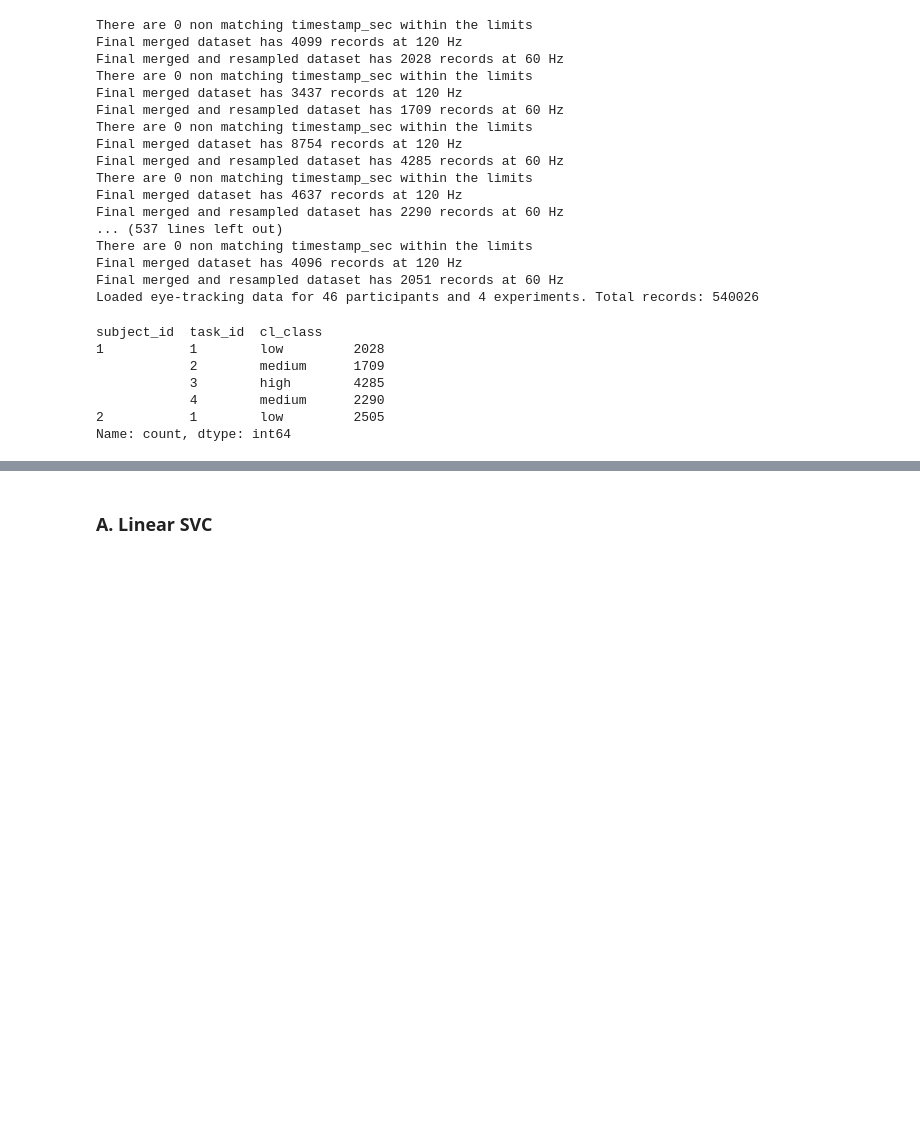
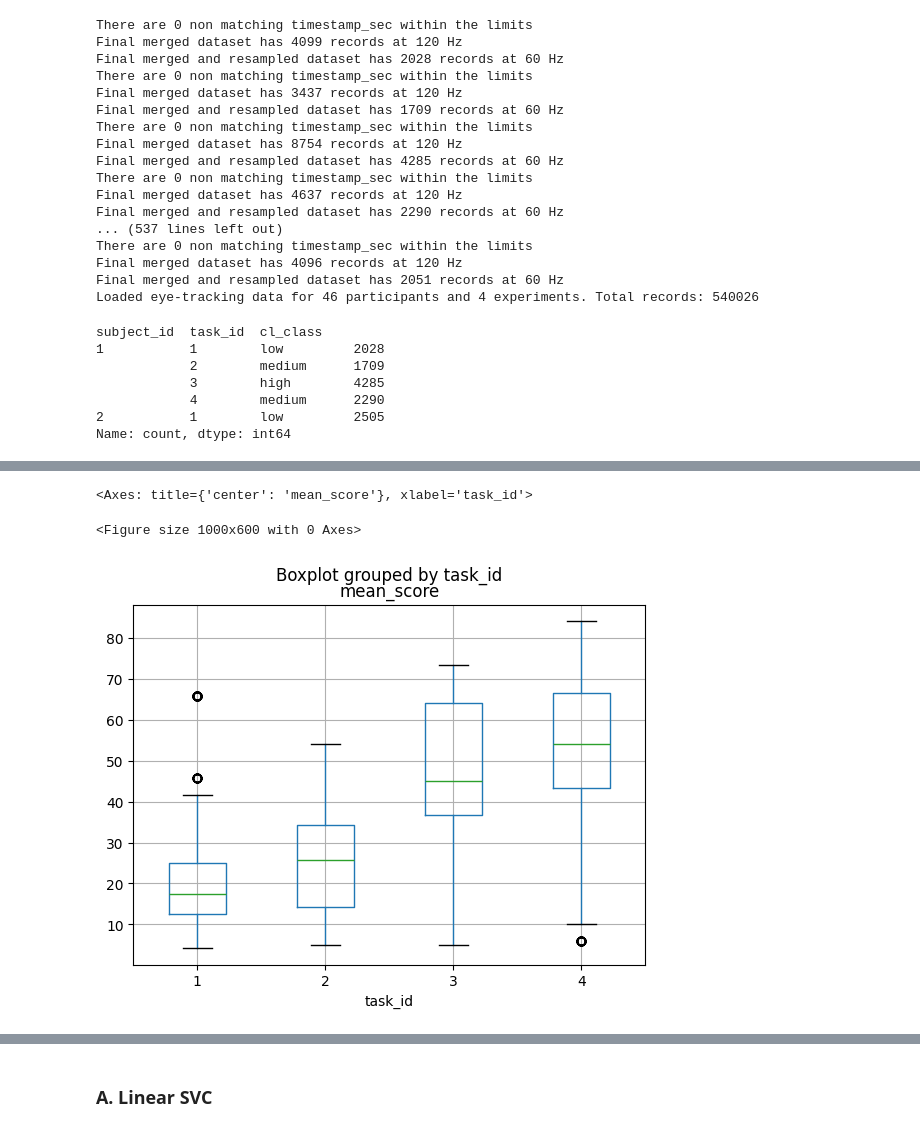
Before and after one commit to Alex0021/user-adaptive-swarm-interfaces, a Jupyter notebook: research/cognitive_load_models/notebooks/04_models.ipynb, the cells around one changed output, grey strips where cells are left out. Cells and saved outputs as stored; diff of their text form; code cells hidden in the pictures; blank space fills up the shorter version.

```diff
--- a/research/cognitive_load_models/notebooks/04_models.ipynb
+++ b/research/cognitive_load_models/notebooks/04_models.ipynb
@@ -153,4 +160,12 @@ features_df_transformed.describe()
 8 rows × 32 columns
+# %%
+# Box plot of mean NASA RTX scores by task on the same plot
+plt.figure(figsize=(10, 6))
+features_df.boxplot(column='mean_score', by='task_id')
+# %% [output]
+<Axes: title={'center': 'mean_score'}, xlabel='task_id'>
+<Figure size 1000x600 with 0 Axes>
+[figure, added]
 # %%
 from sklearn.model_selection import train_test_split, cross_val_score, ShuffleSplit, validation_curve
 from sklearn import svm, pipeline
```
Also changed, not shown: parts of 39 cells of this notebook, 8 other files.
